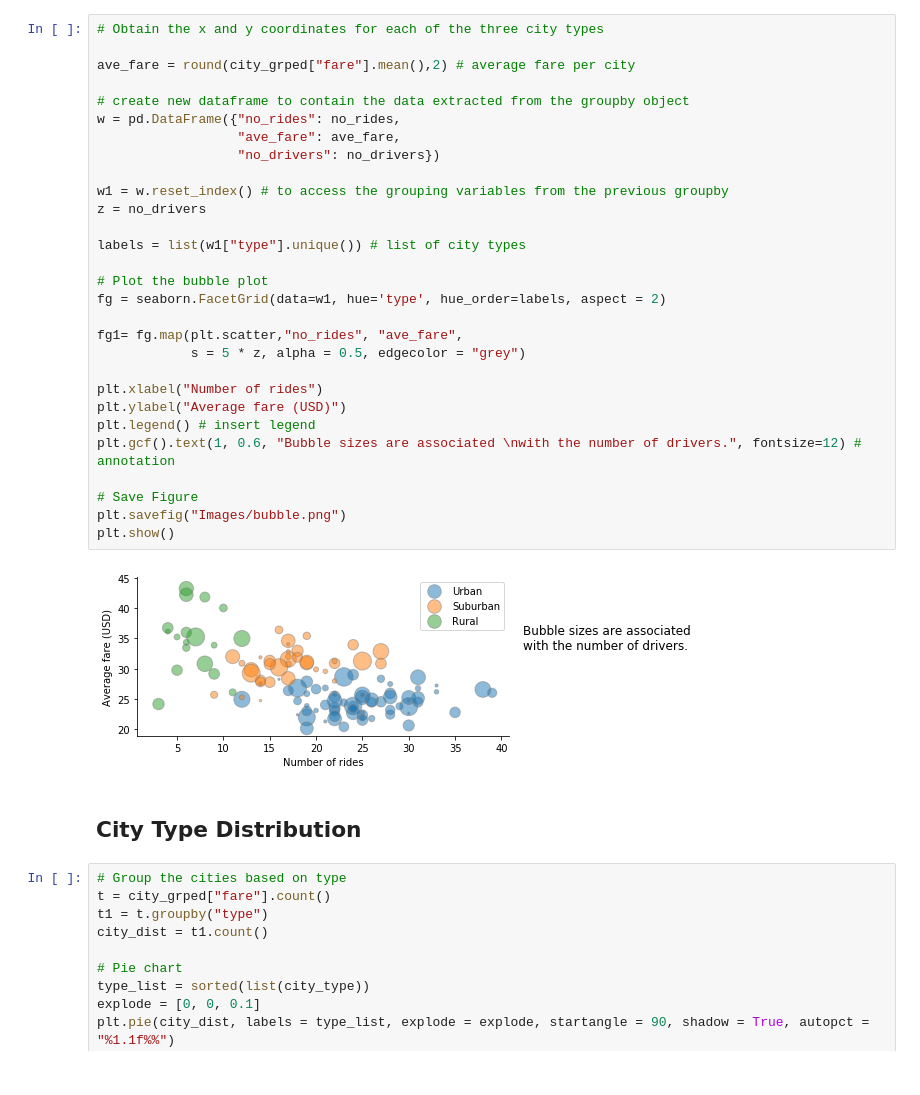
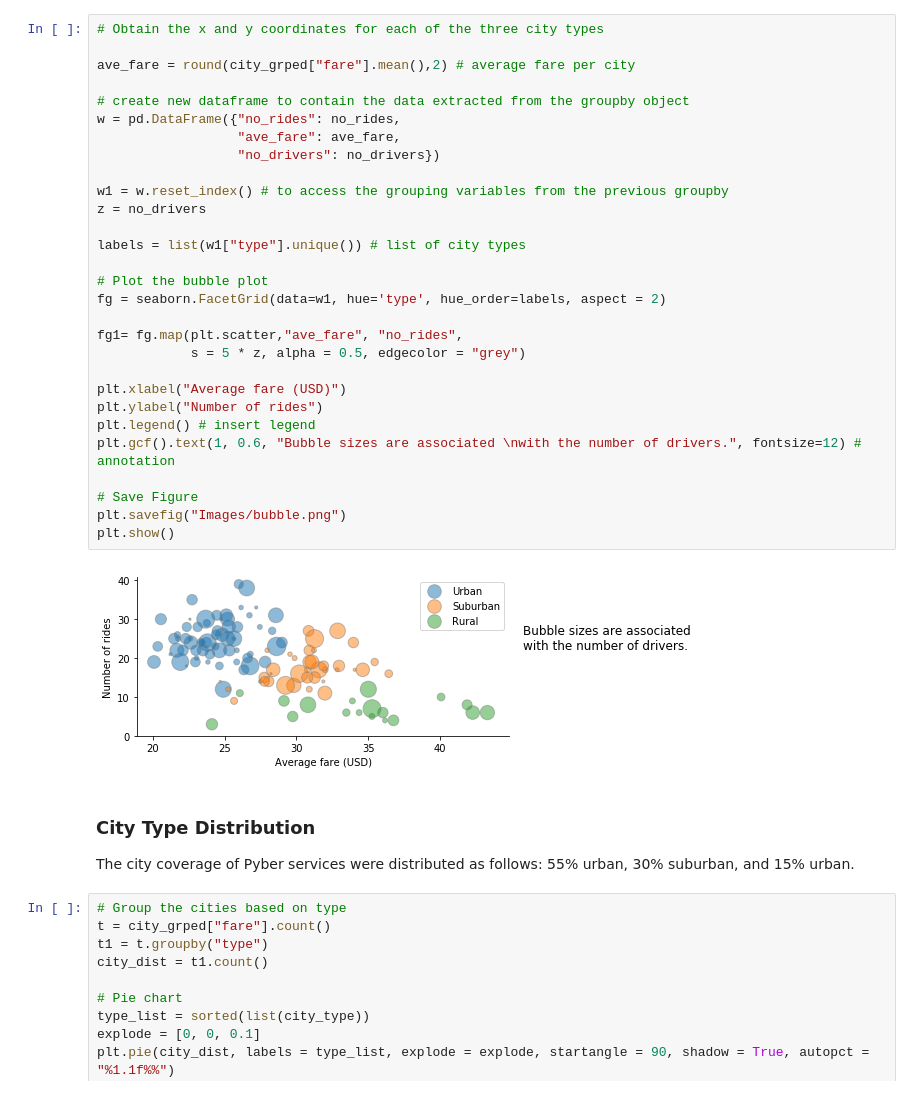
Before and after one commit to rochiecuevas/Pyber, a Jupyter notebook: pyber_starter.ipynb, the cells around one changed output. Drawn from its saved outputs; the diff is of its cells as text.

```diff
--- a/pyber_starter.ipynb
+++ b/pyber_starter.ipynb
@@ -60,36 +76,37 @@ summary
 # %%
 # Obtain the x and y coordinates for each of the three city types
 
 ave_fare = round(city_grped["fare"].mean(),2) # average fare per city
 
 # create new dataframe to contain the data extracted from the groupby object
 w = pd.DataFrame({"no_rides": no_rides,
                   "ave_fare": ave_fare,
                   "no_drivers": no_drivers})
 
 w1 = w.reset_index() # to access the grouping variables from the previous groupby
 z = no_drivers
 
 labels = list(w1["type"].unique()) # list of city types
 
 # Plot the bubble plot
 fg = seaborn.FacetGrid(data=w1, hue='type', hue_order=labels, aspect = 2)
 
-fg1= fg.map(plt.scatter,"no_rides", "ave_fare",
+fg1= fg.map(plt.scatter,"ave_fare", "no_rides",
             s = 5 * z, alpha = 0.5, edgecolor = "grey")
 
-plt.xlabel("Number of rides")
-plt.ylabel("Average fare (USD)")
+plt.xlabel("Average fare (USD)")
+plt.ylabel("Number of rides")
 plt.legend() # insert legend
 plt.gcf().text(1, 0.6, "Bubble sizes are associated \nwith the number of drivers.", fontsize=12) # annotation
 
 # Save Figure
 plt.savefig("Images/bubble.png")
 plt.show()
 # %% [output]
-[figure, old version]
+[figure, new version]
-# %% [markdown]
-## City Type Distribution
+# %% [markdown]
+### City Type Distribution
+The city coverage of Pyber services were distributed as follows: 55% urban, 30% suburban, and 15% urban.
 # %%
 # Group the cities based on type
 t = city_grped["fare"].count()
```
Also changed, not shown: parts of 19 cells of this notebook, 1 other file.
